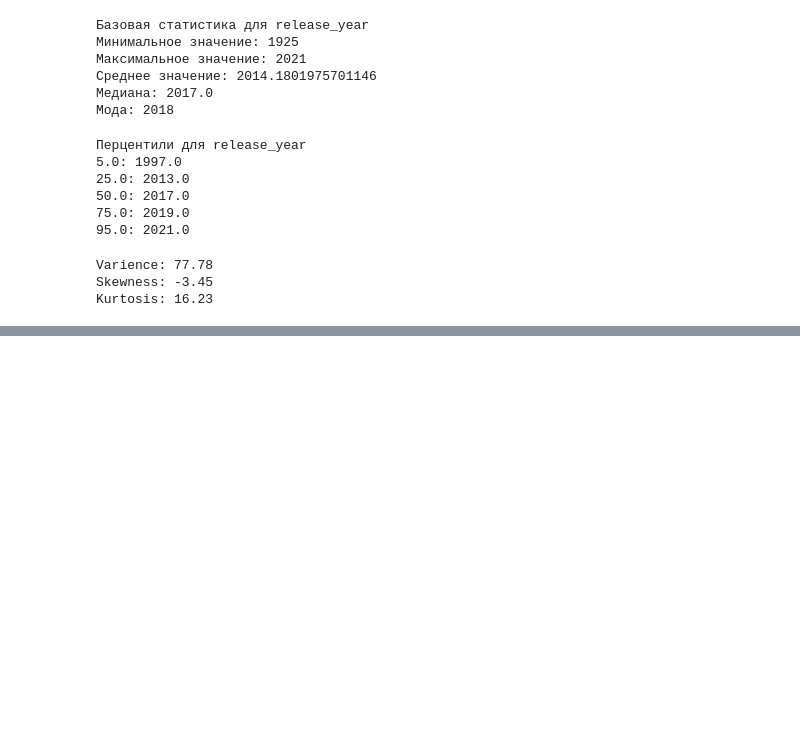
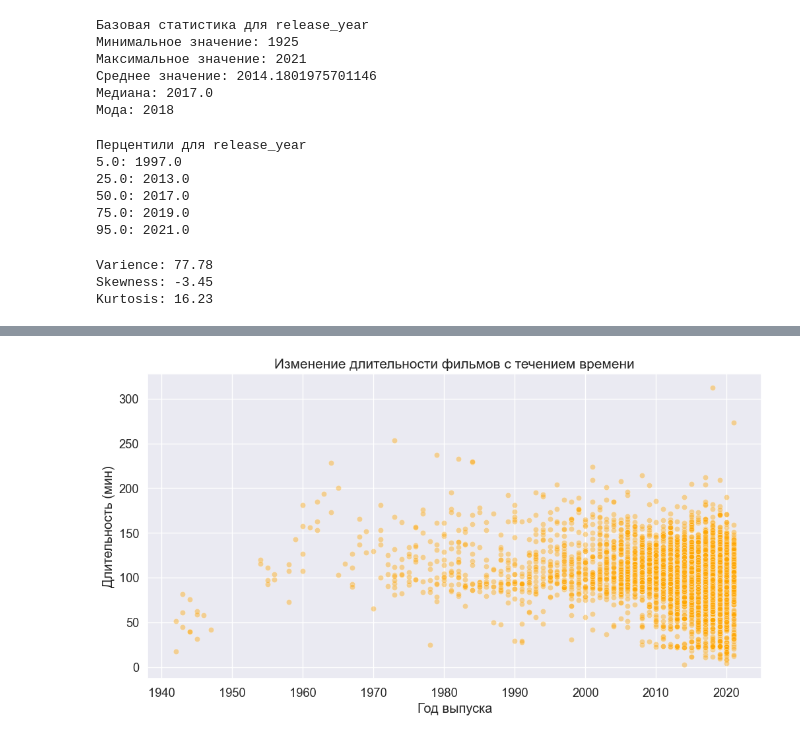
Before and after one commit to MichaelNebyshynets/ml-course-hw, a Jupyter notebook: hw02/hw02.ipynb, the cells around one changed output, grey strips where cells are left out. Cells and saved outputs as stored; diff of their text form; code cells hidden in the pictures; blank space fills up the shorter version.

```diff
--- a/hw02/hw02.ipynb
+++ b/hw02/hw02.ipynb
@@ -292,0 +369,23 @@ Kurtosis: 16.23
+# %%
+# Scatter plot(зависимость длины фильмов от года выпуска)
+
+# Извлекаем минуты для фильмов
+df['duration_min'] = df.apply(
+    lambda x: int(x['duration'].split(' ')[0]) if x['type'] == 'Movie' and pd.notnull(x['duration']) else None,
+    axis=1
+)
+# Извлекаем сезоны для сериалов
+df['seasons_count'] = df.apply(
+    lambda x: int(x['duration'].split(' ')[0]) if x['type'] == 'TV Show' and pd.notnull(x['duration']) else None,
+    axis=1
+)
+
+plt.figure(figsize=(12, 6))
+sns.scatterplot(data=df[df['type'] == 'Movie'], x='release_year', y='duration_min',
+                alpha=0.4, color='orange', edgecolor='w')
+plt.title('Изменение длительности фильмов с течением времени', fontsize=15)
+plt.xlabel('Год выпуска')
+plt.ylabel('Длительность (мин)')
+plt.show()
+# %% [output]
+[figure, added]
```
Also changed, not shown: parts of 14 cells of this notebook.
